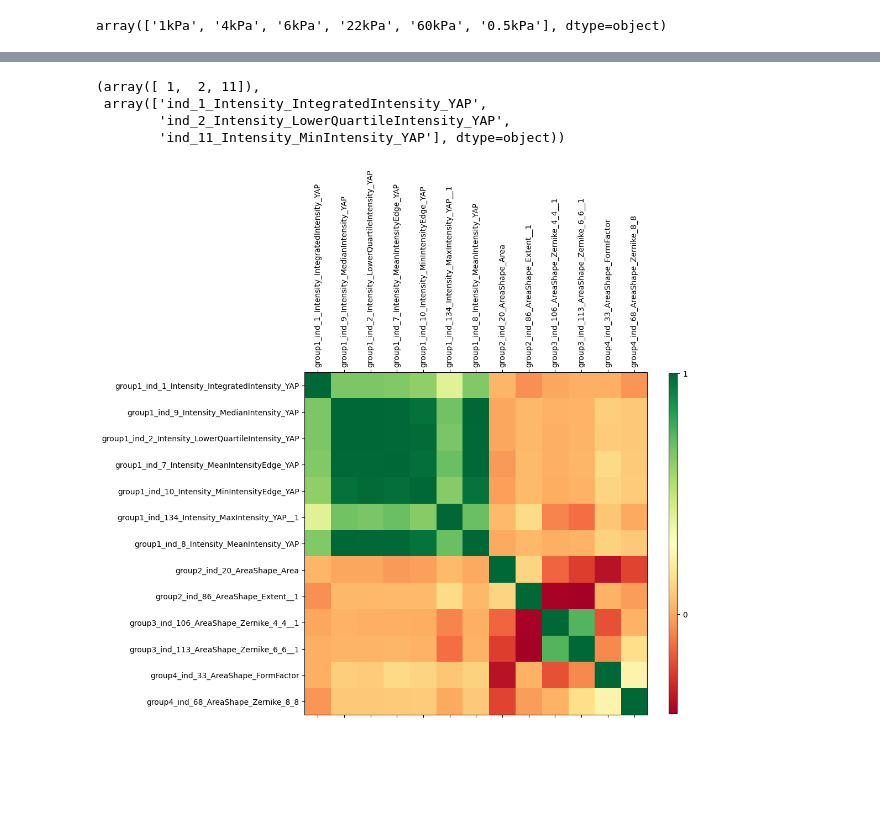
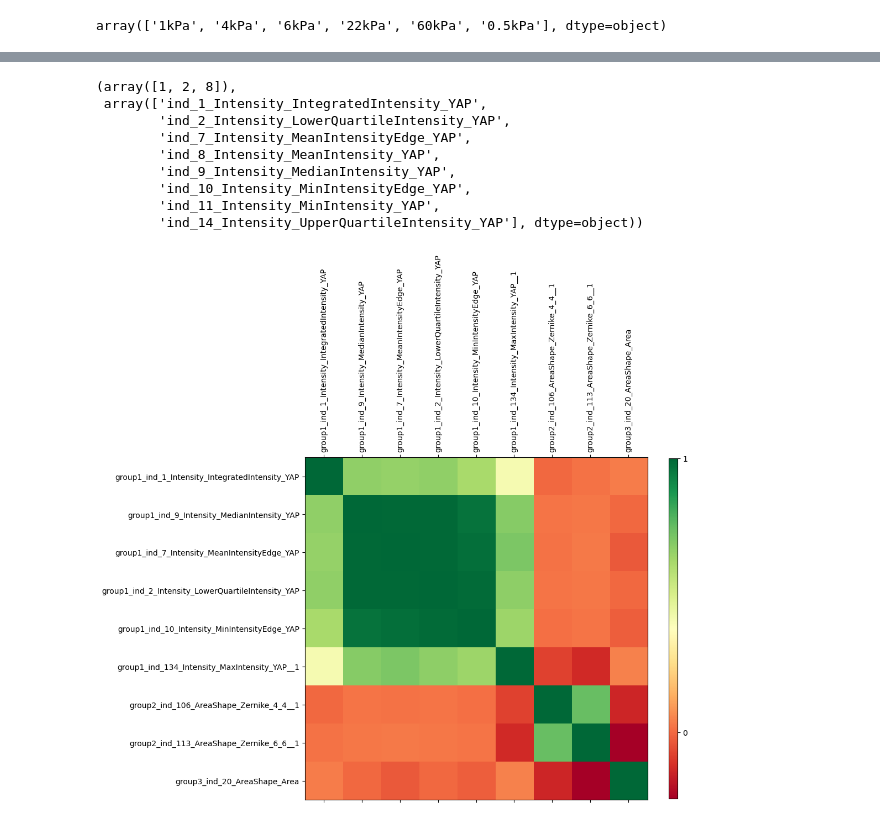
Before and after one commit to lindliu/ouyang, a Jupyter notebook: zhimeng/analysis.ipynb, the cells around one changed output, grey strips where cells are left out. Cells and saved outputs as stored; diff of their text form; code cells hidden in the pictures; blank space fills up the shorter version.

```diff
--- a/zhimeng/analysis.ipynb
+++ b/zhimeng/analysis.ipynb
@@ -542,6 +446,0 @@ selected idx: [  3. 113. 148.]
-# %%
-i = 3
-F1_list, idx_list = F1_kPa[i], idx_kPa[i]
-for F1, idx_ordered in zip(F1_list[1:], idx_list[1:]):
-    print(f'{kPa_list[i]} mean f1 score: {F1.mean():.2f}, F1 score: {F1}')
-    print(f'selected idx: {idx_ordered}')
@@ -566,6 +446,0 @@ selected idx: [ 2 11 98]
-# %%
-i = 4
-F1_list, idx_list = F1_kPa[i], idx_kPa[i]
-for F1, idx_ordered in zip(F1_list[1:], idx_list[1:]):
-    print(f'{kPa_list[i]} mean f1 score: {F1.mean():.2f}, F1 score: {F1}')
-    print(f'selected idx: {idx_ordered}')
@@ -590,6 +446,0 @@ selected idx: [ 1 87 14]
-# %%
-i = 5
-F1_list, idx_list = F1_kPa[i], idx_kPa[i]
-for F1, idx_ordered in zip(F1_list[1:], idx_list[1:]):
-    print(f'{kPa_list[i]} mean f1 score: {F1.mean():.2f}, F1 score: {F1}')
-    print(f'selected idx: {idx_ordered}')
@@ -638,0 +483,12 @@ print(np.sort(idx_11,axis=1))
+# %%
+idx_26 = np.array(np.r_[[idx_[3] for idx_ in idx_kPa]], dtype=int)
+idx_17 = np.array(np.r_[[idx_[4] for idx_ in idx_kPa]], dtype=int)
+idx_13 = np.array(np.r_[[idx_[5] for idx_ in idx_kPa]], dtype=int)
+idx_11 = np.array(np.r_[[idx_[6] for idx_ in idx_kPa]], dtype=int)
+idx_9 = np.array(np.r_[[idx_[7] for idx_ in idx_kPa]], dtype=int)
+idx_7 = np.array(np.r_[[idx_[8] for idx_ in idx_kPa]], dtype=int)
+idx_5 = np.array(np.r_[[idx_[9] for idx_ in idx_kPa]], dtype=int)
+# idx_3 = np.array(np.r_[[idx_[10] for idx_ in idx_kPa]], dtype=int)
+
+print(np.sort(idx_13,axis=1))
+print(np.sort(idx_11,axis=1))
@@ -663,36 +532,41 @@ print(np.sort(idx_5,axis=1))
 df_ = df[df['kPa']==kPa_list[0]]
 X_train, y_train, X_test, y_test, X, features = get_data(df_)
 # %%
-unique_13, count_13 = np.unique(idx_17, return_counts=True)
-unique_13[count_13>4], features[unique_13[count_13>4]]
+unique, count = np.unique(idx_17, return_counts=True)
+unique[count>4], features[unique[count>3]]
 # %% [output]
-(array([ 1,  2, 11]),
+(array([1, 2, 8]),
  array(['ind_1_Intensity_IntegratedIntensity_YAP',
         'ind_2_Intensity_LowerQuartileIntensity_YAP',
-        'ind_11_Intensity_MinIntensity_YAP'], dtype=object))
+        'ind_7_Intensity_MeanIntensityEdge_YAP',
+        'ind_8_Intensity_MeanIntensity_YAP',
+        'ind_9_Intensity_MedianIntensity_YAP',
+        'ind_10_Intensity_MinIntensityEdge_YAP',
+        'ind_11_Intensity_MinIntensity_YAP',
+        'ind_14_Intensity_UpperQuartileIntensity_YAP'], dtype=object))
 # %%
 ii = 1
 kPa_list = df['kPa'].unique()
 
 df_ = df[df['kPa']==kPa_list[ii]]
 X_train, y_train, X_test, y_test, X, features = get_data(df_)
 
-selected = X.iloc[:, idx_13[ii]]
+# selected = X.iloc[:, idx_13[ii]]
 # selected = X.iloc[:, idx_11[ii]]
-# selected = X.iloc[:, idx_9[ii]]
+selected = X.iloc[:, idx_9[ii]]
 # selected = X.iloc[:, idx_7[ii]]
 # selected = X.iloc[:, idx_5[ii]]
 
 corr_values = selected.corr().values
 d = sch.distance.pdist(corr_values)   # vector of ('55' choose 2) pairwise distances
 L = sch.linkage(d, method='complete')
 ind = sch.fcluster(L, 0.5*d.max(), 'distance')
 columns = [selected.columns.tolist()[i] for i in list((np.argsort(ind)))]
 selected_sorted = selected.reindex(columns, axis=1)
 
 selected_columns_new = dict([(name, f'group{i}_'+name) for i,name in zip(np.sort(ind),selected_sorted.columns)])
 selected_sorted.rename(columns=selected_columns_new, inplace=True)
 
 plot_corr(selected_sorted)
 # %% [output]
-[figure, old version]
+[figure, new version]
```
Also changed, not shown: parts of 18 cells of this notebook, 5 other files.
